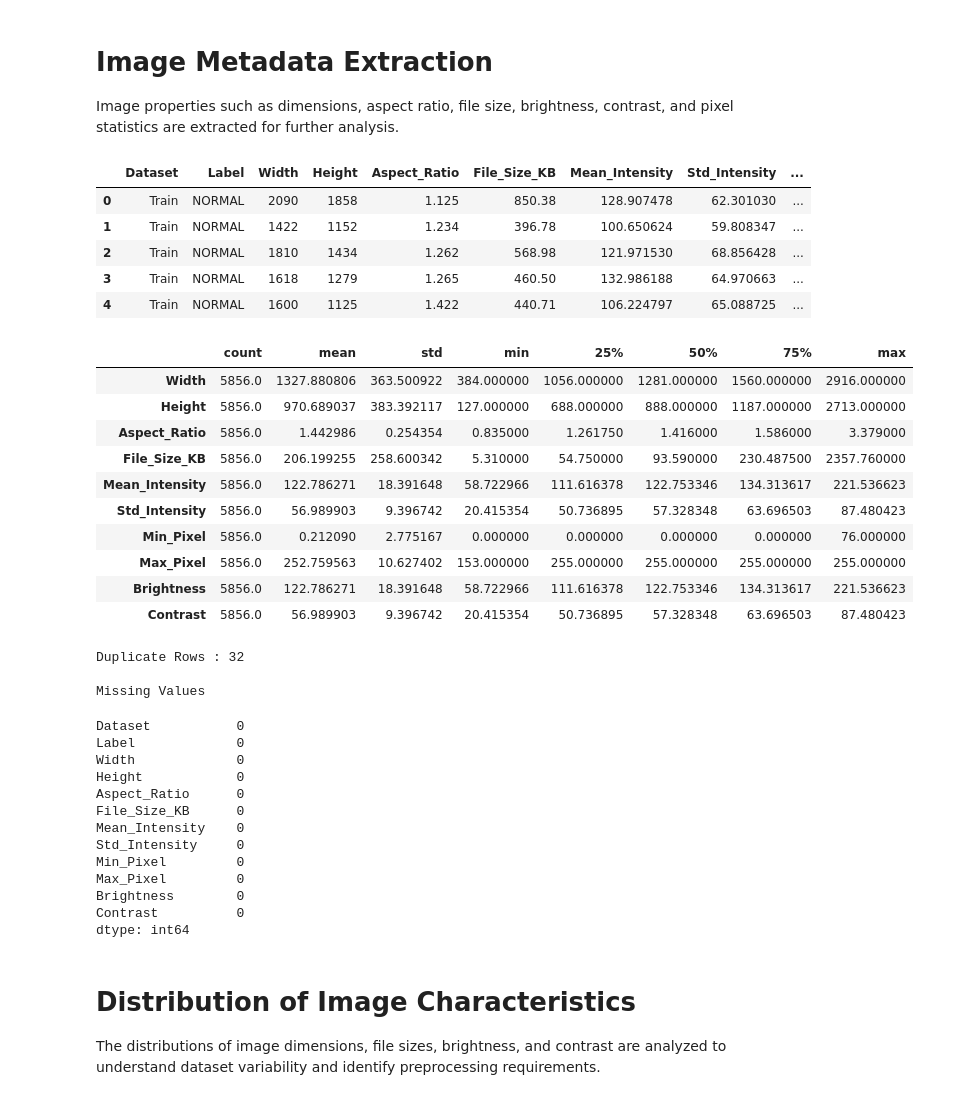
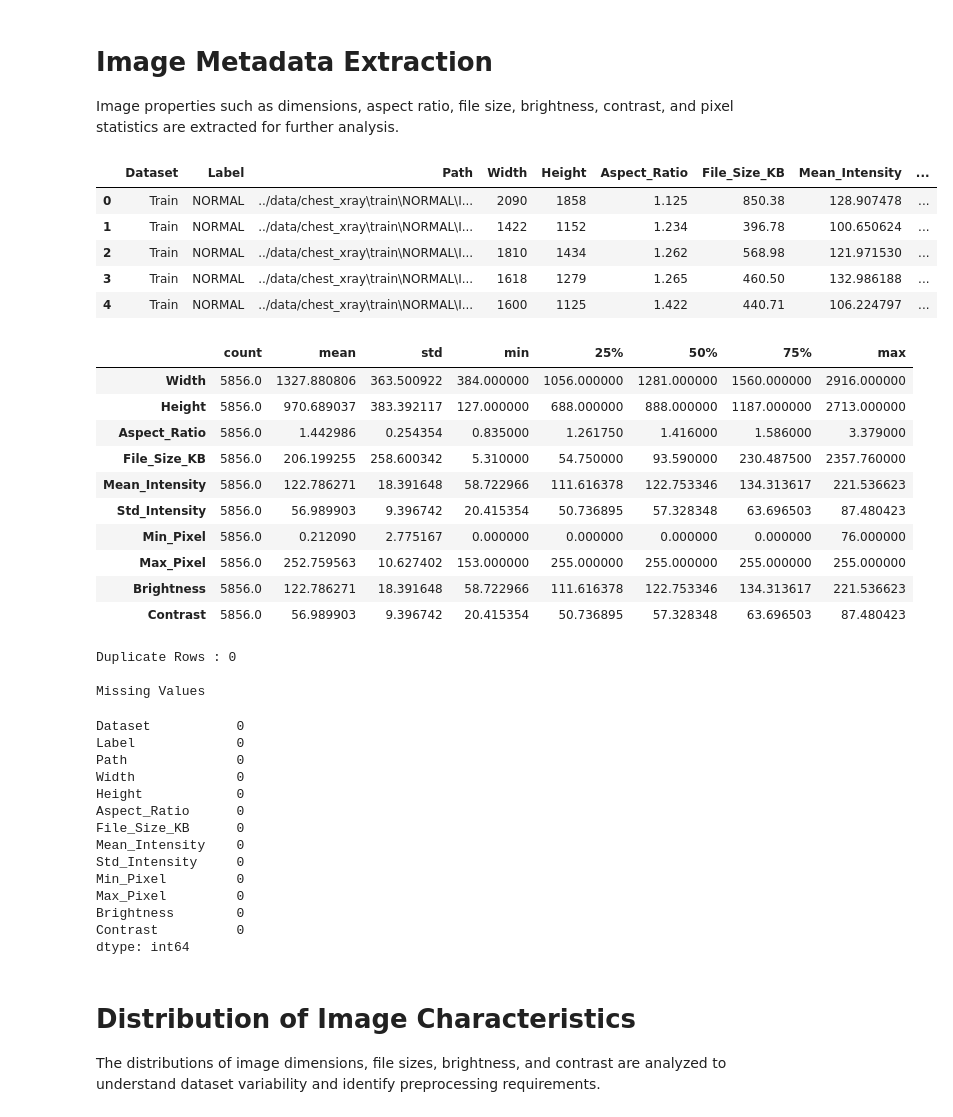
Before and after one commit to omxmishra/Pneumonia-Detection-App, a Jupyter notebook: notebooks/Pneumonia_chest_X-ray_Classification.ipynb, the cells around one changed output. Drawn from its saved outputs; the diff is of its cells as text; code cells hidden in the pictures.

```diff
--- a/notebooks/Pneumonia chest X-ray Classification.ipynb
+++ b/notebooks/Pneumonia_chest_X-ray_Classification.ipynb
@@ -219,36 +219,37 @@ Image properties such as dimensions, aspect ratio, file size, brightness, contra
 # %%
 image_stats = []
 
 for _, row in tqdm(df.iterrows(), total=len(df)):
     image = cv2.imread(row["Path"], cv2.IMREAD_GRAYSCALE)
 
     height, width = image.shape
 
     image_stats.append({
         "Dataset": row["Dataset"],
         "Label": row["Label"],
+        "Path": row["Path"],
         "Width": width,
         "Height": height,
         "Aspect_Ratio": round(width / height, 3),
         "File_Size_KB": round(os.path.getsize(row["Path"]) / 1024, 2),
         "Mean_Intensity": image.mean(),
         "Std_Intensity": image.std(),
         "Min_Pixel": image.min(),
         "Max_Pixel": image.max(),
         "Brightness": image.mean(),
         "Contrast": image.std()
     })
 
 image_stats = pd.DataFrame(image_stats)
 
 image_stats.head()
 # %% [output]
-|  | Dataset | Label | Width | Height | Aspect_Ratio | File_Size_KB | Mean_Intensity | Std_Intensity | ... |
-| 0 | Train | NORMAL | 2090 | 1858 | 1.125 | 850.38 | 128.907478 | 62.301030 | ... |
-| 1 | Train | NORMAL | 1422 | 1152 | 1.234 | 396.78 | 100.650624 | 59.808347 | ... |
-| 2 | Train | NORMAL | 1810 | 1434 | 1.262 | 568.98 | 121.971530 | 68.856428 | ... |
-| 3 | Train | NORMAL | 1618 | 1279 | 1.265 | 460.50 | 132.986188 | 64.970663 | ... |
-| 4 | Train | NORMAL | 1600 | 1125 | 1.422 | 440.71 | 106.224797 | 65.088725 | ... |
+|  | Dataset | Label | Path | Width | Height | Aspect_Ratio | File_Size_KB | Mean_Intensity | ... |
+| 0 | Train | NORMAL | ../data/chest_xray\train\NORMAL\I... | 2090 | 1858 | 1.125 | 850.38 | 128.907478 | ... |
+| 1 | Train | NORMAL | ../data/chest_xray\train\NORMAL\I... | 1422 | 1152 | 1.234 | 396.78 | 100.650624 | ... |
+| 2 | Train | NORMAL | ../data/chest_xray\train\NORMAL\I... | 1810 | 1434 | 1.262 | 568.98 | 121.971530 | ... |
+| 3 | Train | NORMAL | ../data/chest_xray\train\NORMAL\I... | 1618 | 1279 | 1.265 | 460.50 | 132.986188 | ... |
+| 4 | Train | NORMAL | ../data/chest_xray\train\NORMAL\I... | 1600 | 1125 | 1.422 | 440.71 | 106.224797 | ... |
 # %%
 display(image_stats.describe().T)
 
@@ -269,11 +270,12 @@ display(image_stats.isnull().sum())
 | Max_Pixel | 5856.0 | 252.759563 | 10.627402 | 153.000000 | 255.000000 | 255.000000 | 255.000000 | 255.000000 |
 | Brightness | 5856.0 | 122.786271 | 18.391648 | 58.722966 | 111.616378 | 122.753346 | 134.313617 | 221.536623 |
 | Contrast | 5856.0 | 56.989903 | 9.396742 | 20.415354 | 50.736895 | 57.328348 | 63.696503 | 87.480423 |
-Duplicate Rows : 32
+Duplicate Rows : 0
 
 Missing Values
 Dataset           0
 Label             0
+Path              0
 Width             0
 Height            0
 Aspect_Ratio      0
```
Also changed, not shown: parts of 37 cells of this notebook, 1 other file.
